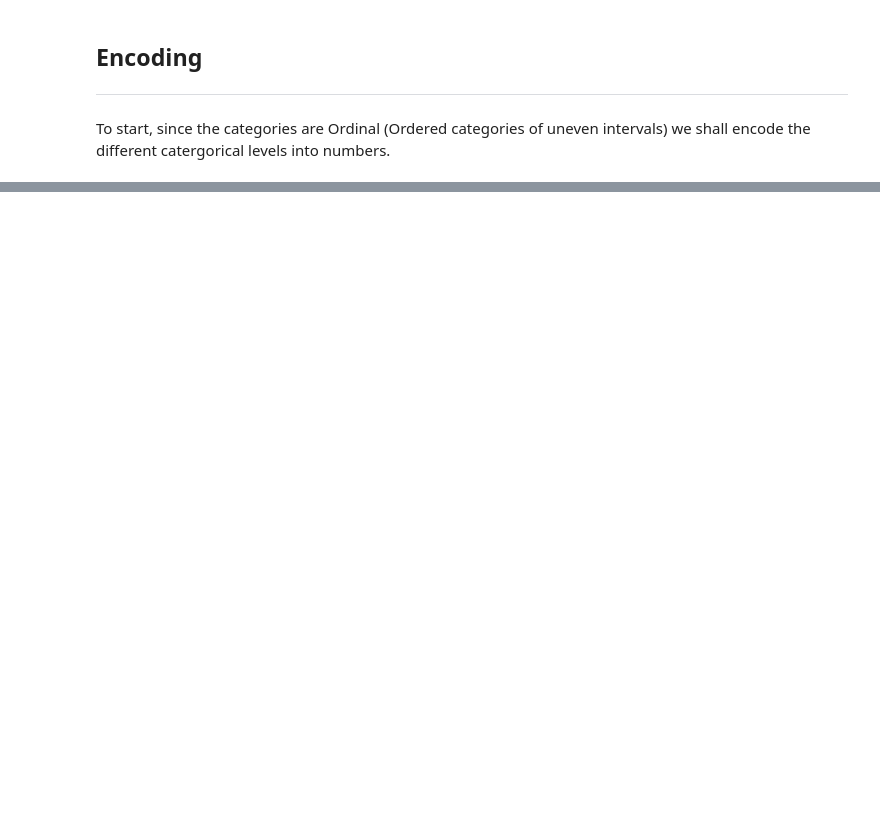
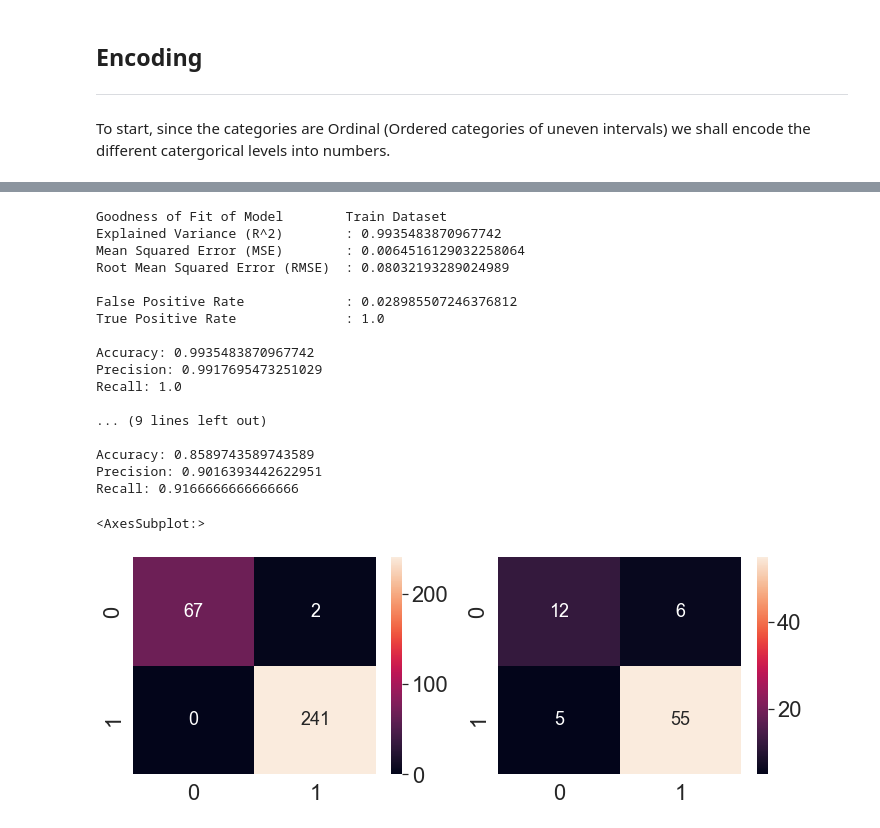
Before and after one commit to DanielxDante/restaurant-conundrum, a Jupyter notebook: main.ipynb, the cells around one changed output, grey strips where cells are left out. Saved outputs shown, nothing was run; the diff lists cells and outputs as text; code cells hidden in the pictures; blank space fills up the shorter version.

```diff
--- a/main.ipynb
+++ b/main.ipynb
@@ -504,0 +578,13 @@ review_x = pd.DataFrame(review_x) # transform back into dataframe to concat with
+# %%
+# Forming DataFrame of TDIDF values from all 388 reviews
+def vectorize(data, tfidf_vect_fit):
+    X_tfidf = tfidf_vect_fit.transform(data)
+    words = tfidf_vect_fit.get_feature_names()
+    X_tfidf_df = pd.DataFrame(X_tfidf.toarray())
+    X_tfidf_df.columns = words
+    return(X_tfidf_df)
+
+tfidf_vect = TfidfVectorizer(max_features = 1000) # TDIDF Vectorizer
+tfidf_vect_fit = tfidf_vect.fit(foodDelivery['reviews_clean']) # Fitting string of words into sparse matrix
+reviews_vectorised = vectorize(foodDelivery['reviews_clean'], tfidf_vect_fit)
+reviews_vectorised
@@ -505,3 +610,6 @@ review_x = pd.DataFrame(review_x) # transform back into dataframe to concat with
 # %%
-foodDelivery = pd.concat([foodDelivery, review_x], axis = 1)
+# Integrating with the rest of the variables
+# FeatureUnion?
+foodDelivery = pd.concat([foodDelivery, reviews_vectorised], axis = 1)
+foodDelivery = foodDelivery.drop(columns = ["reviews_clean_array", "reviews_clean", "Reviews"])
 foodDelivery.head()
@@ -516,7 +650,7 @@ Input = sc.fit_transform(Input)
 Output = foodDelivery['Output']
 
 X_train_log, X_test_log, y_train_log, y_test_log = train_test_split(Input, Output, test_size = 0.20, random_state = 0)
-logreg = LogisticRegression(random_state=0)
+logreg = LogisticRegression(random_state=0, max_iter = 1000)
 logreg.fit(X_train_log, y_train_log)
 
 y_train_pred_log = logreg.predict(X_train_log)
@@ -552,30 +686,50 @@ print()
 print("Goodness of Fit of Model \tTest Dataset")
 print("Explained Variance (R^2) \t:", logreg.score(X_test_log, y_test_log))
 print("Mean Squared Error (MSE) \t:", metrics.mean_squared_error(y_test_log, y_test_pred_log))
 print("Root Mean Squared Error (RMSE) \t:", np.sqrt(metrics.mean_squared_error(y_test_log, y_test_pred_log)))
 print()
 
 
 
 # Check the Goodness of Fit (on Test Data)
 TN_test_log = metrics.confusion_matrix(y_test_log, y_test_pred_log)[0][0]
 FP_test_log = metrics.confusion_matrix(y_test_log, y_test_pred_log)[0][1]
 FN_test_log = metrics.confusion_matrix(y_test_log, y_test_pred_log)[1][0]
 TP_test_log = metrics.confusion_matrix(y_test_log, y_test_pred_log)[1][1]
 
 FPRate_test_log = FP_test_log / (TN_test_log + FP_test_log)
 FNRate_test_log = FN_test_log / (TP_test_log + FN_test_log)
 print("False Positive Rate \t\t:", FPRate_test_log)
 print("True Positive Rate \t\t:", 1 - FNRate_test_log)
 print()
 
 print("Accuracy:",metrics.accuracy_score(y_test_log, y_test_pred_log))
 print("Precision:",metrics.precision_score(y_test_log, y_test_pred_log))
 print("Recall:",metrics.recall_score(y_test_log, y_test_pred_log))
 
 # Plot the Confusion Matrix for Train and Test
 f, axes = plt.subplots(1, 2, figsize=(12, 4))
 sb.heatmap(metrics.confusion_matrix(y_train_log, y_train_pred_log),
            annot = True, fmt=".0f", annot_kws={"size": 18}, ax = axes[0])
 sb.heatmap(metrics.confusion_matrix(y_test_log, y_test_pred_log),
            annot = True, fmt=".0f", annot_kws={"size": 18}, ax = axes[1])
+# %% [output]
+Goodness of Fit of Model        Train Dataset
+Explained Variance (R^2)        : 0.9935483870967742
+Mean Squared Error (MSE)        : 0.0064516129032258064
+Root Mean Squared Error (RMSE)  : 0.08032193289024989
+
+False Positive Rate             : 0.028985507246376812
+True Positive Rate              : 1.0
+
+Accuracy: 0.9935483870967742
+Precision: 0.9917695473251029
+Recall: 1.0
+
+... (9 lines left out)
+
+Accuracy: 0.8589743589743589
+Precision: 0.9016393442622951
+Recall: 0.9166666666666666
+<AxesSubplot:>
+[figure, added]
```
Also changed, not shown: parts of 45 cells of this notebook, 2 other files.
